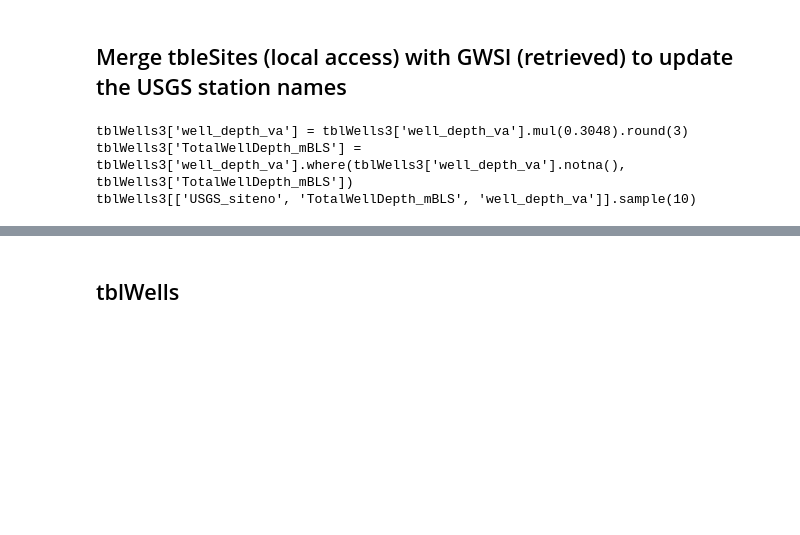
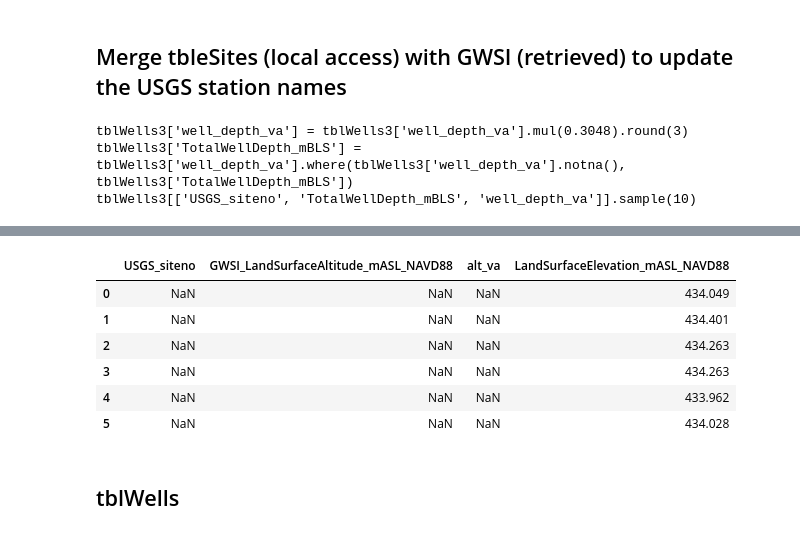
Before and after one commit to BojanMilinic/bemidji, a Jupyter notebook: 02_data_convergence.ipynb, the cells around one changed output, grey strips where cells are left out. Cells and saved outputs as stored; diff of their text form; code cells hidden in the pictures; blank space fills up the shorter version.

```diff
--- a/02_data_convergence.ipynb
+++ b/02_data_convergence.ipynb
@@ -221,3 +222,14 @@ tblSites3[['USGS_siteno', 'alt_va', 'LandSurfaceElevation_mASL_NAVD88']].sample(
+# %%
+#**********
+tblSites3.loc[0:5, ['USGS_siteno','GWSI_LandSurfaceAltitude_mASL_NAVD88', 'alt_va', 'LandSurfaceElevation_mASL_NAVD88']]
+# %% [output]
+|  | USGS_siteno | GWSI_LandSurfaceAltitude_mASL_NAVD88 | alt_va | LandSurfaceElevation_mASL_NAVD88 |
+| 0 | NaN | NaN | NaN | 434.049 |
+| 1 | NaN | NaN | NaN | 434.401 |
+| 2 | NaN | NaN | NaN | 434.263 |
+| 3 | NaN | NaN | NaN | 434.263 |
+| 4 | NaN | NaN | NaN | 433.962 |
+| 5 | NaN | NaN | NaN | 434.028 |
 # %% [markdown]
 ## tblWells
 # %%
```
Also changed, not shown: parts of 15 cells of this notebook, 1 other file.
